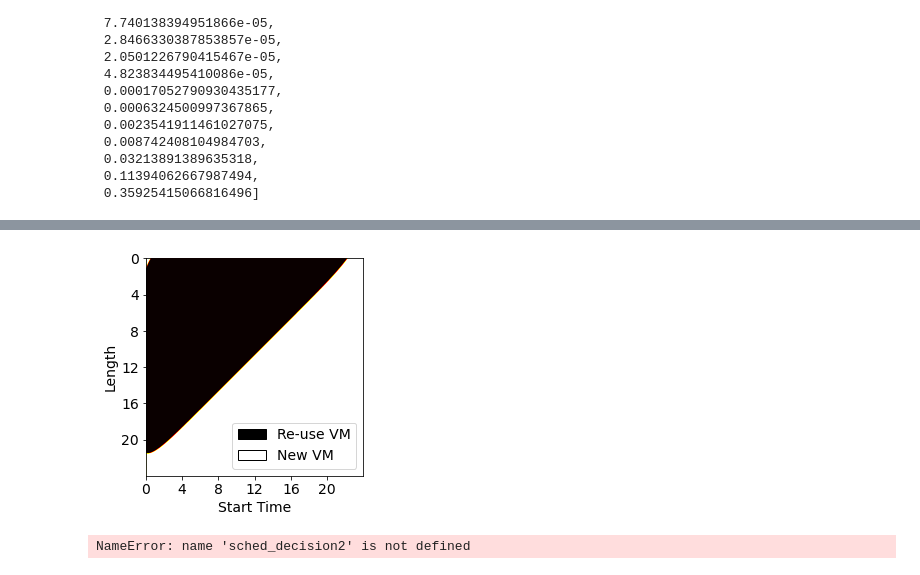
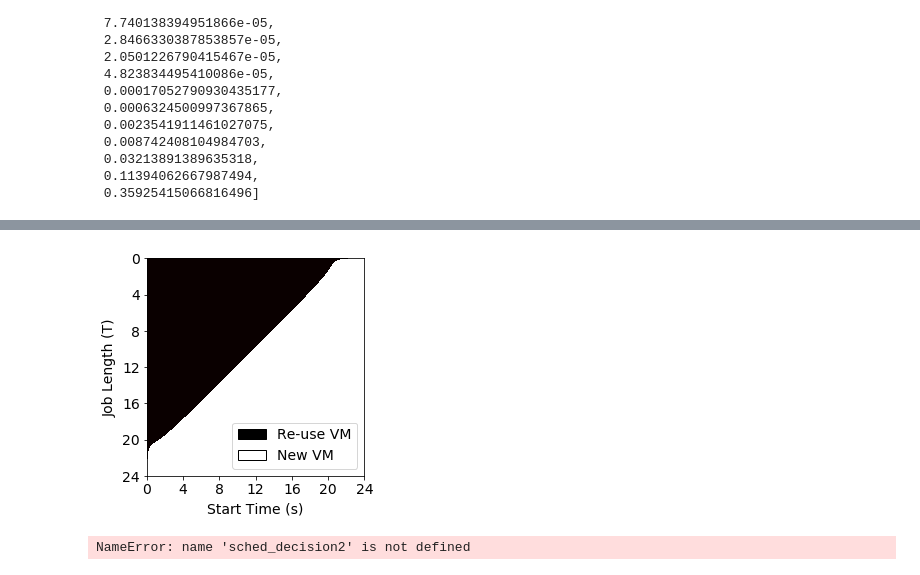
Before and after one commit to prateek-s/scispot, a Jupyter notebook: code/tipping-sim.ipynb, the cells around one changed output, grey strips where cells are left out. Drawn from its saved outputs; the diff is of its cells as text; code cells hidden in the pictures.

Commit message:
tipping graphs

```diff
--- a/code/tipping-sim.ipynb
+++ b/code/tipping-sim.ipynb
@@ -138,41 +186,42 @@ def bool_decision_revised2(s, T):
 # %%
 #def plot_3d():
 from matplotlib.patches import Patch
 from mpl_toolkits.axes_grid1.axes_divider import make_axes_locatable
 #plt.locator_params(nbins=7)
 
 starts  = np.arange(0, 24, 0.01)
-lens  = np.arange(0, 24, 0.01)
+lens  = np.arange(0,24, 0.01)
 X, Y = np.meshgrid(starts, lens)
 fig = plt.figure()
 ax = fig.add_subplot(111) #,projection='3d')
-Z = sched_decision_revised2(X, Y)
+Z = sched_decision(X, Y)
     #Axes3D.plot_surface(X=X, Y=Y, Z=Z)
-Z[Z<0]= -1  #Old VM preferred: Black
-Z[Z>=0] = 1 #New VM preferred : White
+# 5\% Bias in favor of reusing VM..
+Z[Z<=0.05]= -1  #Old VM preferred: Black
+Z[Z>0] = 1 #New VM preferred : White
 im1 = ax.imshow(Z,cmap='hot') #hot
-ax.set_xlabel("Start Time")
-ax.set_ylabel("Length")
+ax.set_xlabel("Start Time (s)")
+ax.set_ylabel("Job Length (T)")
 ax.xaxis.set_major_locator(plt.MaxNLocator(6))
 ax.yaxis.set_major_locator(plt.MaxNLocator(6))
 
 #ax.tick_params(length=6)
 ax.set_xticklabels([0, 0,4,8,12,16,20,24])
 ax.set_yticklabels([0, 0,4,8,12,16,20,24])
 
 #ax1_divider = make_axes_locatable(ax)
 #cax1 = ax1_divider.append_axes("right", size="7%", pad="2%")
 #cb1 = fig.colorbar(im1, cax=cax1)
 #plt.show()
 legend_elements = [Patch(facecolor='black', edgecolor='k',
                          label='Re-use VM'),
                   Patch(facecolor='white', edgecolor='k',
                          label='New VM')]
 ax.legend(handles=legend_elements, loc = 'lower right')
-plt.savefig("../graphs/tipping-revised2.pdf",bbox_inches='tight')
+plt.savefig("../graphs/tipping.pdf",bbox_inches='tight')
     #ax.plot_surface(X, Y, Z)
 # %% [output]
-[figure, old version]
+[figure, new version]
 # %%
 #def plot_3d():
 from matplotlib.patches import Patch
```
Also changed, not shown: parts of 3 cells of this notebook, 4 other files.
